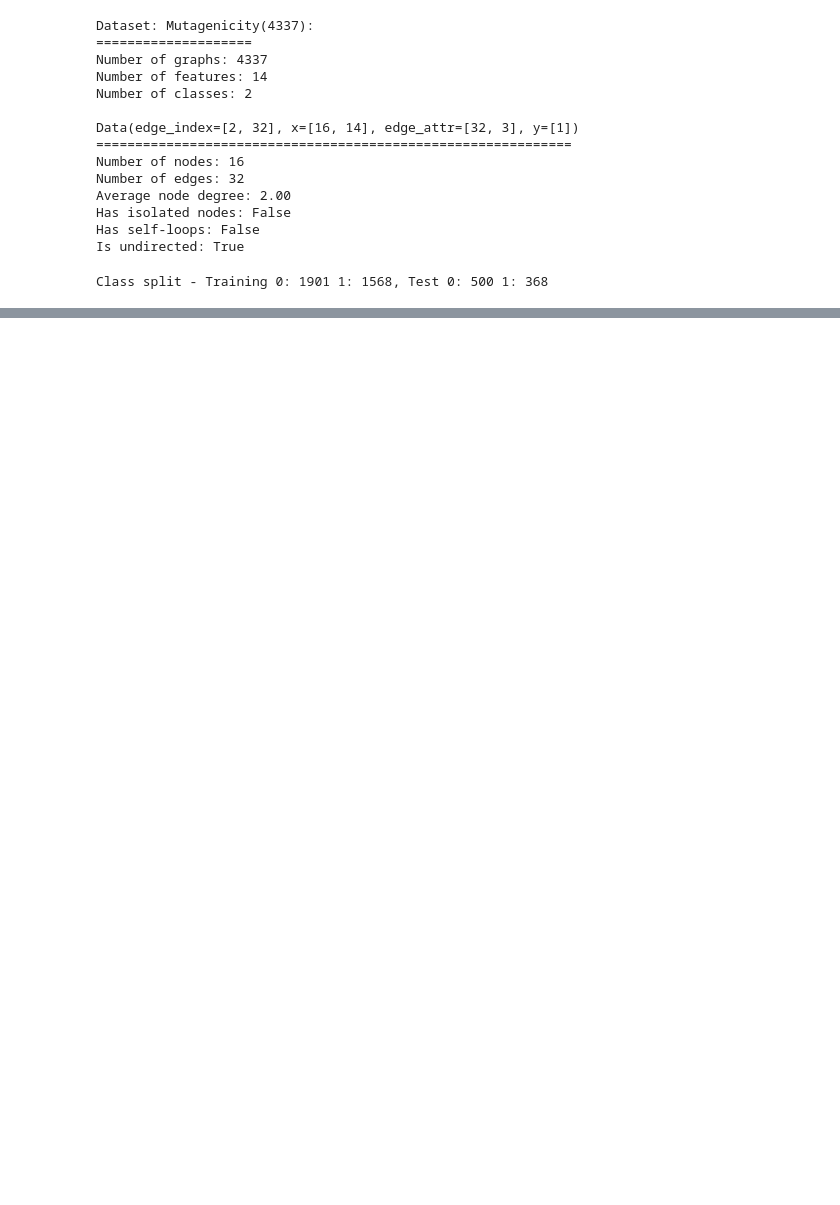
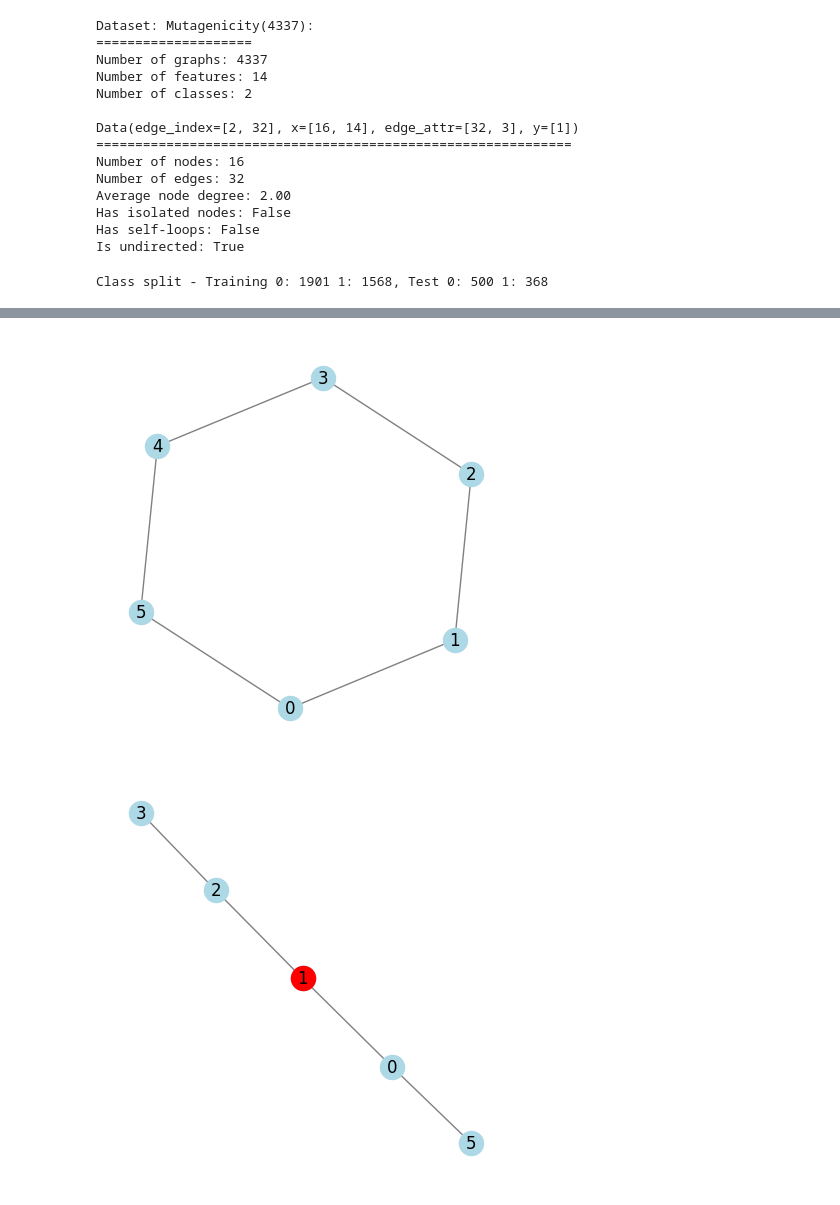
Before and after one commit to Stella-zjy/L65-GDL-project, a Jupyter notebook: GCN.ipynb, the cells around one changed output, grey strips where cells are left out. Cells and saved outputs as stored; diff of their text form; code cells hidden in the pictures; blank space fills up the shorter version.

```diff
--- a/GCN.ipynb
+++ b/GCN.ipynb
@@ -155,0 +344,57 @@ Epoch 50, Train Loss: 3.0989, Test Loss: 0.5227, Test Acc: 0.8007
+# %%
+import networkx as nx
+import matplotlib.pyplot as plt
+import numpy as np
+
+
+def two_hop_neighbor(adj_matrix, target_node):
+    """
+    Input:
+        adj_matrix
+        target_node: target node idx for which we want to find the 2-hop neighborhood
+    """
+    # Create a graph
+    G = nx.Graph()
+
+    # Add edges based on the adjacency matrix
+    n = len(adj_matrix)
+    for i in range(n):
+        for j in range(n):
+            if adj_matrix[i][j] == 1:
+                G.add_edge(i, j)
+
+    # Draw the graph
+    nx.draw(G, with_labels=True, node_color='lightblue', edge_color='gray')
+    plt.show()
+
+
+    # Find the 1-hop neighbors
+    one_hop_neighbors = set(nx.neighbors(G, target_node))
+
+    # Find the 2-hop neighbors
+    two_hop_neighbors = set()
+    for neighbor in one_hop_neighbors:
+        two_hop_neighbors |= set(nx.neighbors(G, neighbor))
+
+    # Combine 1-hop and 2-hop neighbors, and include the target node itself
+    neighborhood = one_hop_neighbors | two_hop_neighbors | {target_node}
+
+    # Create the subgraph
+    subgraph = G.subgraph(neighborhood)
+
+    # Draw the subgraph
+    pos = nx.spring_layout(subgraph)  # positions for all nodes
+    nx.draw(subgraph, pos, with_labels=True, node_color='lightblue', edge_color='gray')
+
+    # Highlight the target node
+    nx.draw_networkx_nodes(subgraph, pos, nodelist=[target_node], node_color='red')
+
+    plt.show()
+
+
+# Example Adjacency Matrix
+adj_matrix = np.array([[0, 1, 0, 0, 0, 1],[1, 0, 1, 0, 0, 0],[0, 1, 0, 1, 0, 0],[0, 0, 1, 0, 1, 0],[0, 0, 0, 1, 0, 1], [1, 0, 0, 0, 1, 0]])
+two_hop_neighbor(adj_matrix, 1)
+# %% [output]
+[figure, added]
+[figure, added]
```
Also changed, not shown: parts of 10 cells of this notebook, 3 other files.
